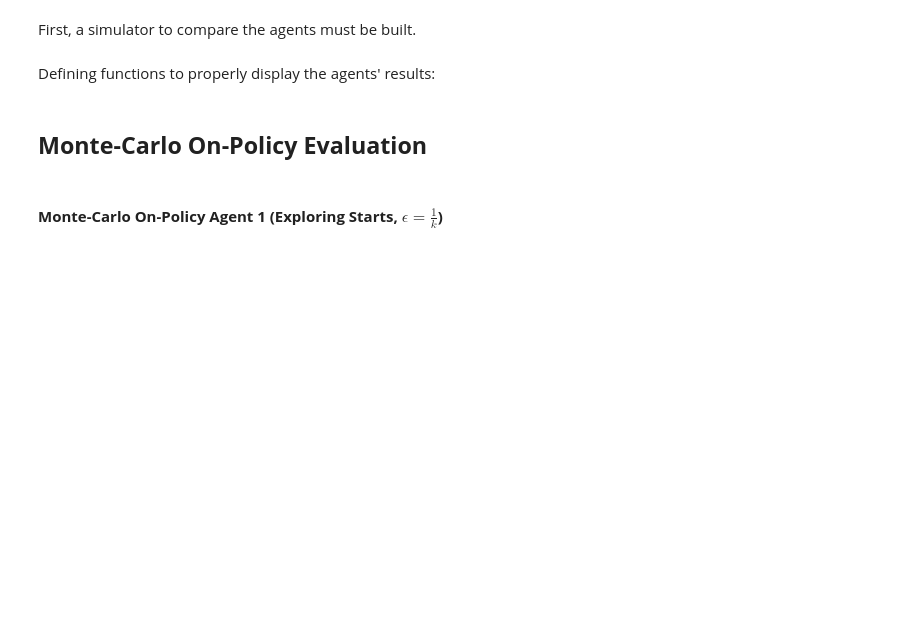
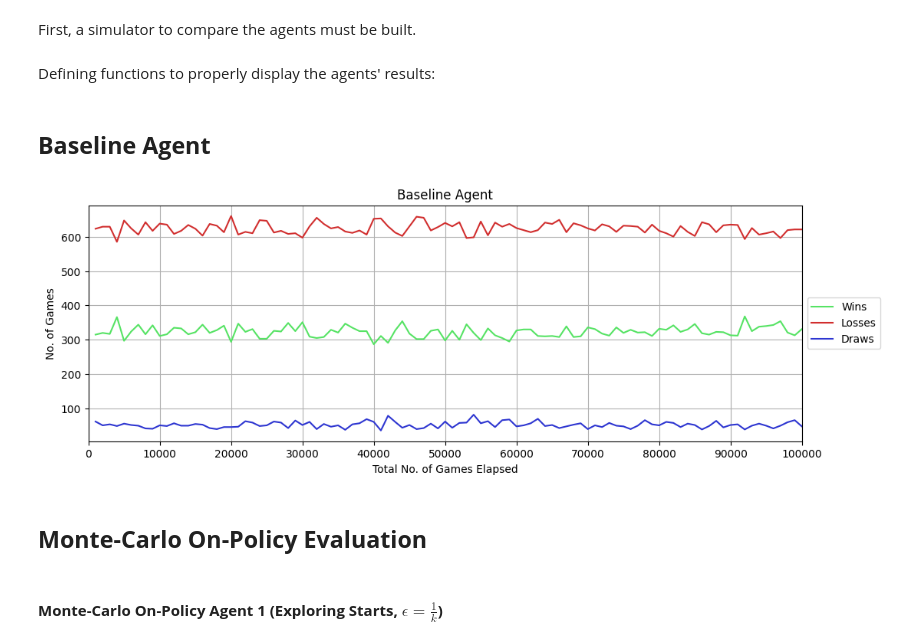
Before and after one commit to bentaliana/ARI2204, a Jupyter notebook: agent_evaluation.ipynb, the cells around one changed output. Drawn from its saved outputs; the diff is of its cells as text; code cells hidden in the pictures; blank space fills up the shorter version.

Commit message:
implemented baseline agent

```diff
--- a/agent_evaluation.ipynb
+++ b/agent_evaluation.ipynb
@@ -10,6 +10,7 @@ from Blackjack.Dealer import Dealer
 from Blackjack.Action import Action
 
 from Blackjack.Agent.Agent import Agent
+from Blackjack.Agent.BaselineAgent import BaselineAgent
 from Blackjack.Agent.MonteCarloOnPolicyAgent import MonteCarloOnPolicyAgent
 from Blackjack.Agent.SarsaOnPolicyAgent import SarsaOnPolicyAgent
 from Blackjack.Agent.QLearningOffPolicyAgent import QLearningOffPolicyAgent
@@ -45,7 +46,8 @@ class AgentSimulator():
             if isinstance(self.agent, MonteCarloOnPolicyAgent):
                 self.agent.update_agent(self.round)
 
-            self.agent.end_episode()
+            if not isinstance(self.agent, BaselineAgent):
+                self.agent.end_episode()
 
             return self.round.get_terminal_state(True)
 
@@ -66,7 +68,8 @@ class AgentSimulator():
         elif isinstance(self.agent, DoubleQOffPolicyAgent) or isinstance(self.agent, QLearningOffPolicyAgent):
             self.agent.update_agent(self.round, self.round.get_terminal_state())
 
-        self.agent.end_episode()
+        if not isinstance(self.agent, BaselineAgent):
+            self.agent.end_episode()
 
         return self.round.get_terminal_state(True)
 
@@ -307,6 +310,16 @@ def plot_total_unique_state_action_counts(agents_n_counts, agents_descriptions,
     plt.title(title)
 
     plt.show()
+# %% [markdown]
+## <b>Baseline Agent</b>
+# %%
+baseline_agent = BaselineAgent()
+baseline_agent_simulator = AgentSimulator(baseline_agent)
+baseline_agent_results = baseline_agent_simulator.simulate_100k_games()
+# %%
+plot_results(baseline_agent_results [0], "Baseline Agent")
+# %% [output]
+[figure, added]
 # %% [markdown]
 ## <b>Monte-Carlo On-Policy Evaluation</b>
 # %% [markdown]
```
Also changed, not shown: 2 other files.
